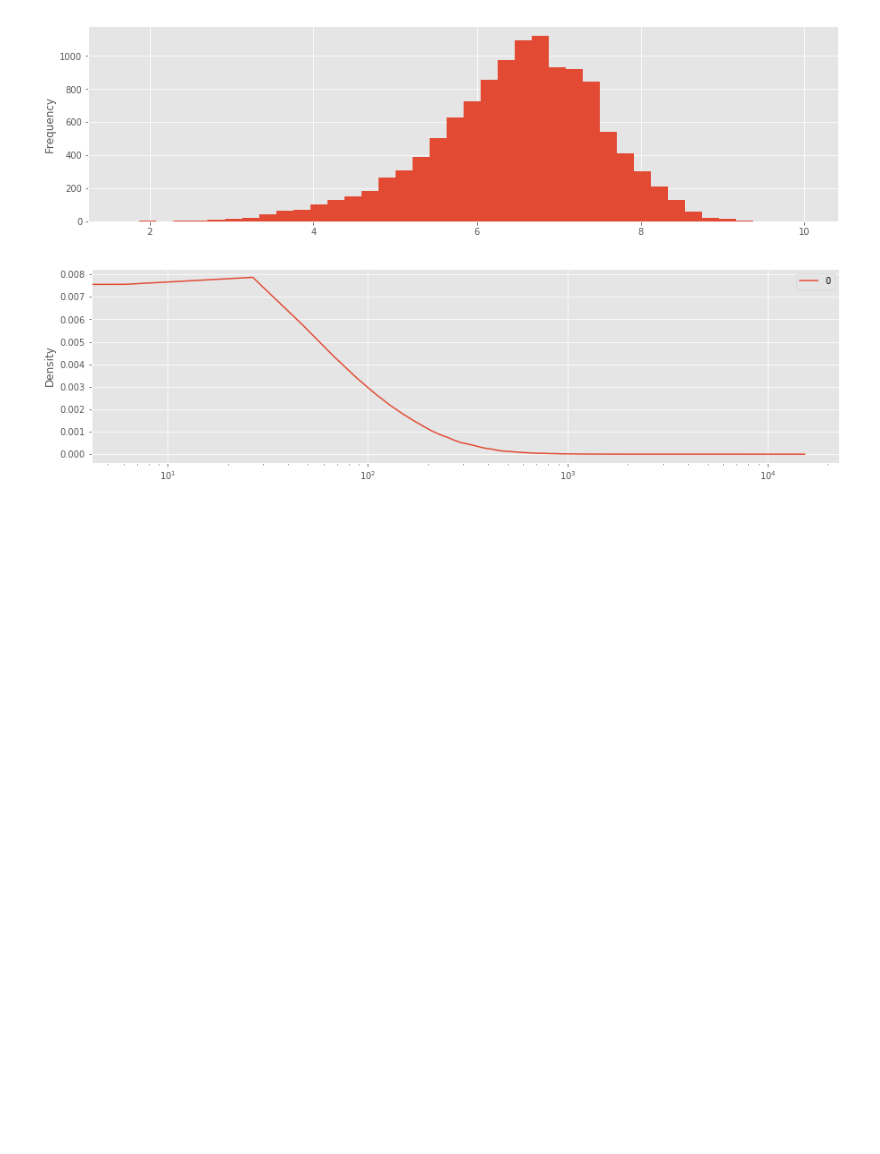
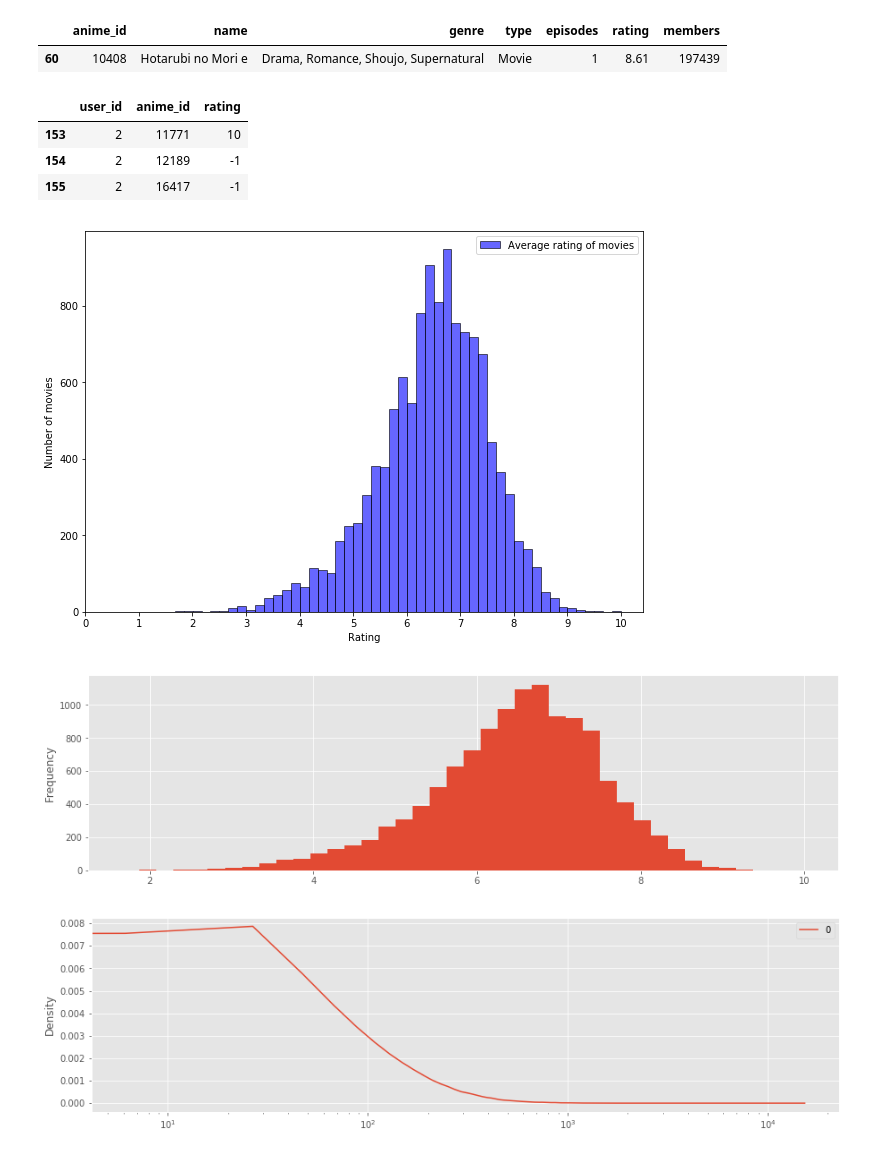
Before and after one commit to micksi/datamining_exam, a Jupyter notebook: Descriptive Statistics Paul.ipynb, the cells around one changed output. Saved outputs shown, nothing was run; the diff lists cells and outputs as text; code cells hidden in the pictures; blank space fills up the shorter version.

```diff
--- a/Descriptive Statistics Paul.ipynb
+++ b/Descriptive Statistics Paul.ipynb
@@ -1,15 +1,11 @@
 # %%
-import matplotlib
 import matplotlib.pyplot as plt
 import matplotlib.mlab as mlab
 import numpy as np
 import pandas as pd
 import scipy
 
-from sklearn import preprocessing
-from sklearn.neighbors import NearestNeighbors
-
-matplotlib.style.use('ggplot')
-pd.options.display.float_format = '{:20,.2f}'.format
+# matplotlib.style.use('ggplot')
+# pd.options.display.float_format = '{:20,.2f}'.format
 # %%
 data_rating = pd.io.parsers.read_csv('raw/rating.csv')
@@ -45,3 +41,25 @@ max              73,516.00            34,519.00                10.00
+# %%
+data_anime[60:61]
+# %% [output]
+|  | anime_id | name | genre | type | episodes | rating | members |
+| 60 | 10408 | Hotarubi no Mori e | Drama, Romance, Shoujo, Supernatural | Movie | 1 | 8.61 | 197439 |
+# %%
+data_rating[153:156]
+# %% [output]
+|  | user_id | anime_id | rating |
+| 153 | 2 | 11771 | 10 |
+| 154 | 2 | 12189 | -1 |
+| 155 | 2 | 16417 | -1 |
+# %%
+plt.subplots(figsize = (10,7))
+plt.hist(data_anime['rating'].dropna(), bins=50, label="Average rating of movies", color="b", alpha=0.6, edgecolor="k")
+plt.xlabel('Rating')
+plt.ylabel('Number of movies')
+plt.legend()
+plt.xticks(np.arange(0, 11))
+plt.show()
+# %% [output]
+[figure, added]
 # %%
 data_anime['rating'].plot(kind="hist", bins=40,figsize=(15,4))
 plt.show()
```
Also changed, not shown: parts of 1 cell of this notebook.
